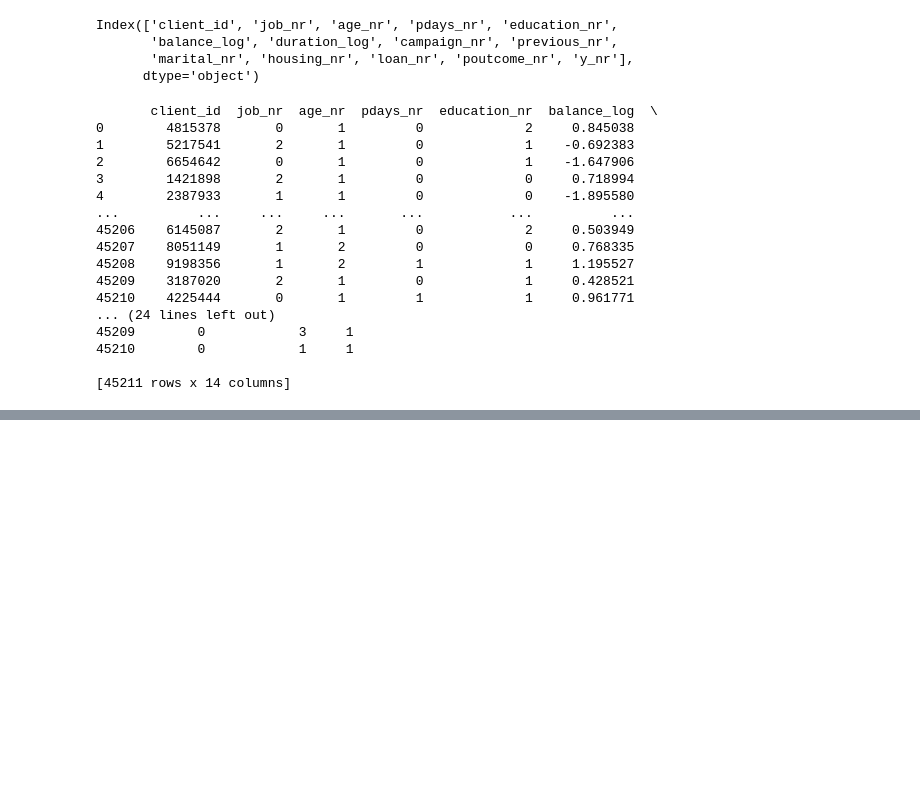
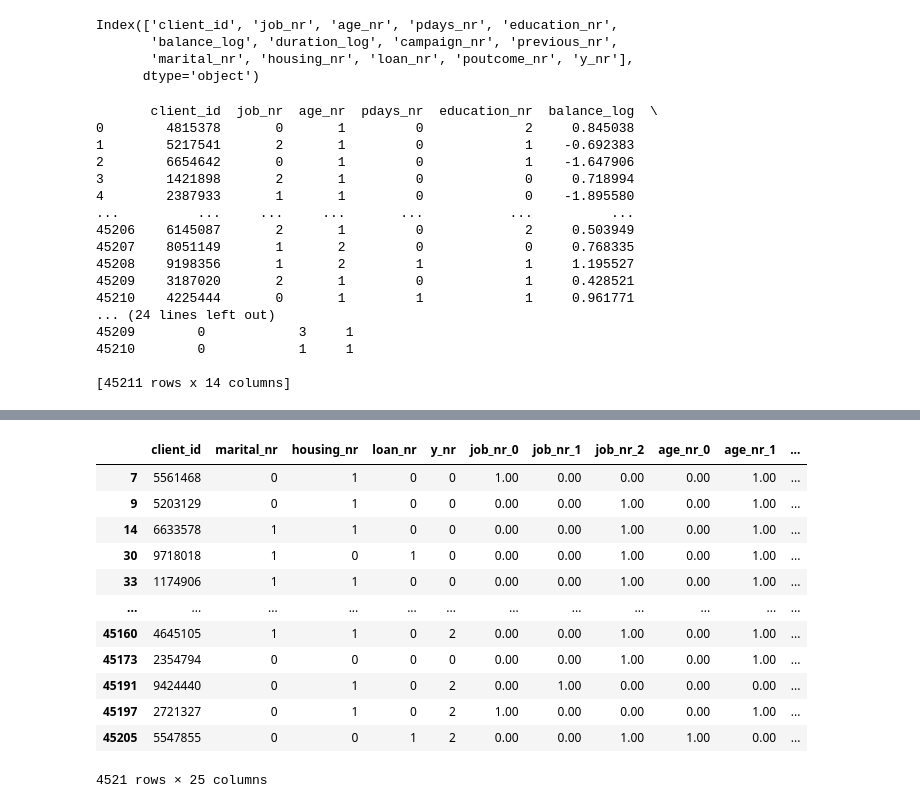
Before and after one commit to evakaldy/Bootcamp_Final_Project, a Jupyter notebook: explore_database.ipynb, the cells around one changed output, grey strips where cells are left out. Cells and saved outputs as stored; diff of their text form; code cells hidden in the pictures; blank space fills up the shorter version.

Commit message:
RandomForest Appplied, iterations needed

```diff
--- a/explore_database.ipynb
+++ b/explore_database.ipynb
@@ -564,10 +564,10 @@ from sklearn.preprocessing import StandardScaler
 scaler = StandardScaler()
 
 # Fit and transform the selected columns
-df_all_for_randomForest[colums_for_normalization] = scaler.fit_transform(df_all_for_randomForest[colums_for_normalization])
+df[colums_for_normalization] = scaler.fit_transform(df[colums_for_normalization])
 
 # Print the updated DataFrame
-print(df_all_for_randomForest)
+print(df)
 # %% [output]
        client_id  job_nr  age_nr  pdays_nr  education_nr  balance_log  \
 0        4815378       0       1         0             2     0.845038
@@ -598,13 +598,16 @@ columns_to_encode = columns_for_one_hot_encoding
 # Initialize the OneHotEncoder
 encoder = OneHotEncoder(handle_unknown='ignore')  # drop='first' avoids the dummy variable trap
 # Apply the encoder to the specified columns
-encoded_data = encoder.fit_transform(df_all_for_randomForest[columns_to_encode])
+encoded_data = encoder.fit_transform(df[columns_to_encode])
 # Convert the encoded data to a DataFrame
 encoded_columns = encoder.get_feature_names_out(columns_to_encode)
 # Convert the sparse matrix to a dense array
 encoded_dense = encoded_data.toarray()
 # Create a DataFrame from the dense array with appropriate column names
 encoded_df = pd.DataFrame(encoded_dense, columns=encoder.get_feature_names_out(columns_to_encode))
-pd.concat([df_all_for_randomForest,encoded_df], axis=1)
-df_all_for_randomForest
+df_all_for_randomForest = pd.concat([df,encoded_df], axis=1)
+df_all_for_randomForest.drop(columns=['job_nr', 'age_nr', 'pdays_nr', 'education_nr',
+       'balance_log', 'duration_log', 'campaign_nr', 'previous_nr',
+        'poutcome_nr'], inplace=True)
+df_all_for_randomForest.columns
 # %% [output]
@@ -624,7 +621,6 @@ df_all_for_randomForest
 # %%
-# ### DIVIDE into train_negative, train_positive and test
-# df_train_negative = only_nr_df[only_nr_df['y_nr'].isin([ 0])]
-# df_train_positive = only_nr_df[only_nr_df['y_nr'].isin([2])]
-# df_test = only_nr_df[only_nr_df['y_nr'].isin([1 ,3])]
+### DIVIDE into train_negative, train_positive and test
+df_train_for_randomForest = df_all_for_randomForest[df_all_for_randomForest['y_nr'].isin([ 0, 2])]
+df_forPrediction_for_randomForest = df_all_for_randomForest[df_all_for_randomForest['y_nr'].isin([1 ,3])]
 
-# df_train_positive.head()
+df_train_for_randomForest.columns
@@ -639,12 +643,16 @@ from sklearn.metrics import classification_report, accuracy_score
 
 
 # Specify features and target
-features = ['balance', 'duration', 'pdays', 'previous', 'campaign', 'age_nr',
-            'job_nr', 'education_nr', 'housing_nr', 'loan_nr', 'poutcome_nr']
+features = [ 'marital_nr', 'housing_nr', 'loan_nr', 'job_nr_0',
+       'job_nr_1', 'job_nr_2', 'age_nr_0', 'age_nr_1', 'age_nr_2',
+       'pdays_nr_0', 'pdays_nr_1', 'pdays_nr_2', 'education_nr_0',
+       'education_nr_1', 'education_nr_2', 'campaign_nr_0', 'campaign_nr_1',
+       'previous_nr_0', 'previous_nr_1', 'poutcome_nr_0', 'poutcome_nr_1',
+       'poutcome_nr_2', 'poutcome_nr_3']
 target = 'y_nr'
 
-X = data[features]
-y = data[target]
+X = df_train_for_randomForest[features]
+y = df_train_for_randomForest[target]
 
 # Split the data into training and testing sets
 X_train, X_test, y_train, y_test = train_test_split(X, y, test_size=0.3, random_state=42)
@@ -672,3 +698,19 @@ for i, feature in enumerate(features):
+# %%
+X
+# %% [output]
+|  | client_id | marital_nr | housing_nr | loan_nr | y_nr | job_nr_0 | job_nr_1 | job_nr_2 | age_nr_0 | age_nr_1 | ... |
+| 7 | 5561468 | 0 | 1 | 0 | 0 | 1.00 | 0.00 | 0.00 | 0.00 | 1.00 | ... |
+| 9 | 5203129 | 0 | 1 | 0 | 0 | 0.00 | 0.00 | 1.00 | 0.00 | 1.00 | ... |
+| 14 | 6633578 | 1 | 1 | 0 | 0 | 0.00 | 0.00 | 1.00 | 0.00 | 1.00 | ... |
+| 30 | 9718018 | 1 | 0 | 1 | 0 | 0.00 | 0.00 | 1.00 | 0.00 | 1.00 | ... |
+| 33 | 1174906 | 1 | 1 | 0 | 0 | 0.00 | 0.00 | 1.00 | 0.00 | 1.00 | ... |
+| ... | ... | ... | ... | ... | ... | ... | ... | ... | ... | ... | ... |
+| 45160 | 4645105 | 1 | 1 | 0 | 2 | 0.00 | 0.00 | 1.00 | 0.00 | 1.00 | ... |
+| 45173 | 2354794 | 0 | 0 | 0 | 0 | 0.00 | 0.00 | 1.00 | 0.00 | 1.00 | ... |
+| 45191 | 9424440 | 0 | 1 | 0 | 2 | 0.00 | 1.00 | 0.00 | 0.00 | 0.00 | ... |
+| 45197 | 2721327 | 0 | 1 | 0 | 2 | 1.00 | 0.00 | 0.00 | 0.00 | 1.00 | ... |
+| 45205 | 5547855 | 0 | 0 | 1 | 2 | 0.00 | 0.00 | 1.00 | 1.00 | 0.00 | ... |
+4521 rows × 25 columns
 # %%
 ####PREDICT
 
```
Also changed, not shown: parts of 7 cells of this notebook.
